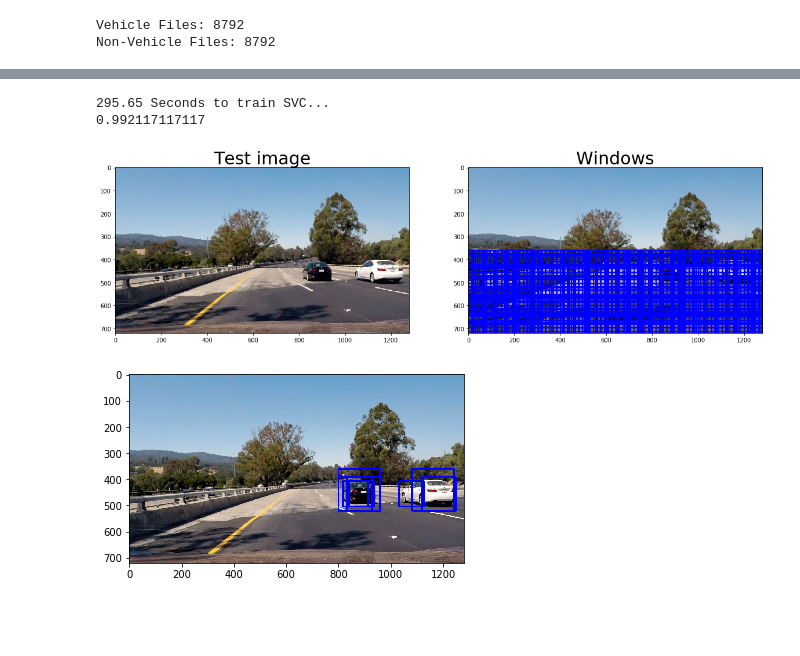
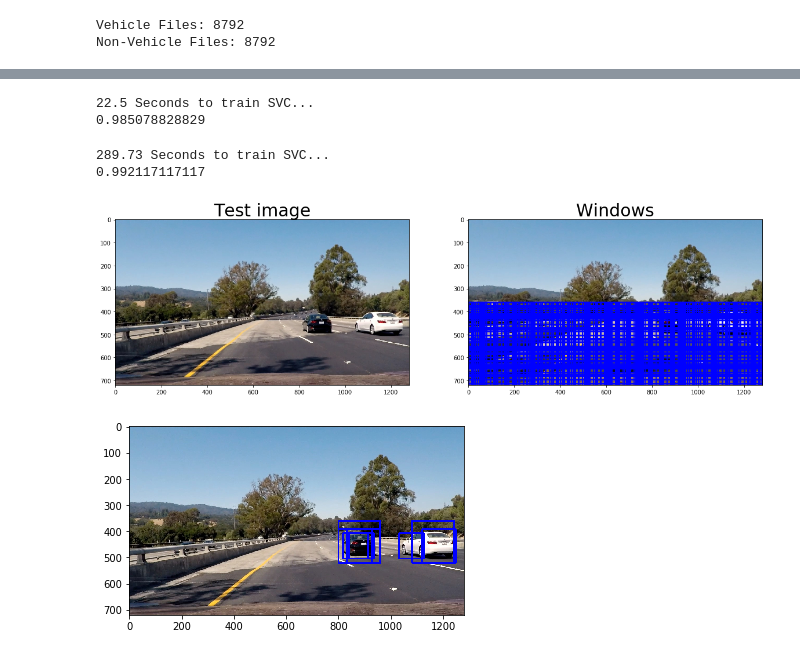
Before and after one commit to WilliamLynch/sdc, a Jupyter notebook: CarND-Vehicle-Detection/project_workbook.ipynb, the cells around one changed output, grey strips where cells are left out. Saved outputs shown, nothing was run; the diff lists cells and outputs as text; code cells hidden in the pictures; blank space fills up the shorter version.

```diff
--- a/CarND-Vehicle-Detection/project_workbook.ipynb
+++ b/CarND-Vehicle-Detection/project_workbook.ipynb
@@ -165,21 +165,24 @@ plt.savefig('./figures/histogram_car_'+str(car_ind)+'.jpg', bbox_inches='tight')
 # %%
-# # Use a linear SVC
-# svc = LinearSVC()
-# # Check the training time for the SVC
-# t=time.time()
-# svc.fit(x_train, y_train)
-# t2 = time.time()
-# print(round(t2-t, 2), 'Seconds to train SVC...')
-# print(clf.score(x_test, y_test))
+# Use a linear SVC
+clf = LinearSVC(C = .01)
+# Check the training time for the SVC
+t=time.time()
+clf.fit(x_train, y_train)
+t2 = time.time()
+print(round(t2-t, 2), 'Seconds to train SVC...')
+print(clf.score(x_test, y_test))
+# %% [output]
+22.5 Seconds to train SVC...
+0.985078828829
 # %%
-clf = SVC(kernel='rbf', random_state=9)
-t=time.time()
-clf.fit(x_train, y_train)
-t2 = time.time()
-print(round(t2-t, 2), 'Seconds to train SVC...')
-print(clf.score(x_test, y_test))
+# clf = SVC(kernel='rbf', random_state=9)
+# t=time.time()
+# clf.fit(x_train, y_train)
+# t2 = time.time()
+# print(round(t2-t, 2), 'Seconds to train SVC...')
+# print(clf.score(x_test, y_test))
 # %% [output]
-295.65 Seconds to train SVC...
+289.73 Seconds to train SVC...
 0.992117117117
 # %%
 # Here is your draw_boxes function from the previous exercise
@@ -237,21 +241,21 @@ def slide_window(img, x_start_stop=[None, None], y_start_stop=[None, None],
 # %%
 randint = np.random.randint(1,6)
 # image = plt.imread('test_images/test'+str(randint)+'.jpg')
 image = cv2.imread('test_images/test4.jpg')
 image = cv2.cvtColor(image, cv2.COLOR_BGR2RGB)
 y_start_stop=[int(image.shape[0]/2), int(image.shape[0])]
-# window_sizes = [(64, 64), (96, 96), (128, 128), (160, 160), (192, 192), (224, 224)]
-window_sizes = [(64, 64), (96, 96), (128, 128), (160, 160), (192, 192)]
+window_sizes = [(64, 64), (96, 96), (128, 128), (160, 160), (192, 192), (224, 224)]
+# window_sizes = [(64, 64), (96, 96), (128, 128), (160, 160), (192, 192)]
 windows = []
 for window_size in window_sizes:
     new_windows = slide_window(image, x_start_stop=[None, None], y_start_stop=y_start_stop, xy_window=window_size,
                                xy_overlap=(0.75, 0.75))
     windows.extend(new_windows)
 
 window_img = draw_boxes(image, windows, color=(0, 0, 255), thick=6)
 car_not_car(image, window_img, 'Test image', 'Windows')
 # %% [output]
-[figure, old version]
+[figure, new version]
 # %%
 car_windows = []
 for window in windows:
```
Also changed, not shown: parts of 11 cells of this notebook, 9 other files.
